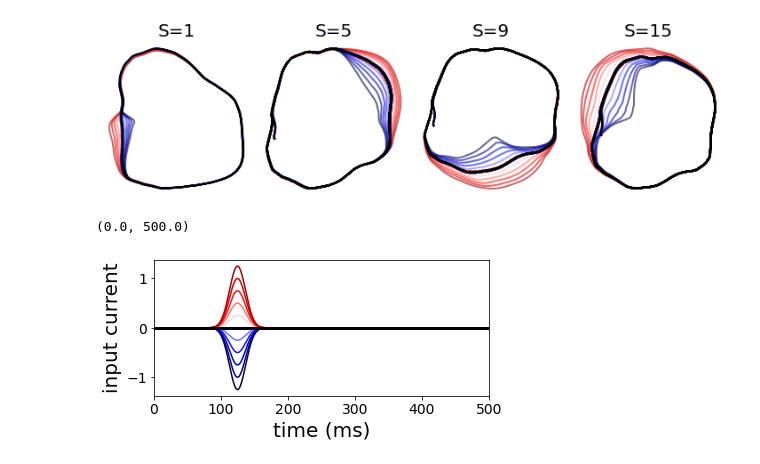
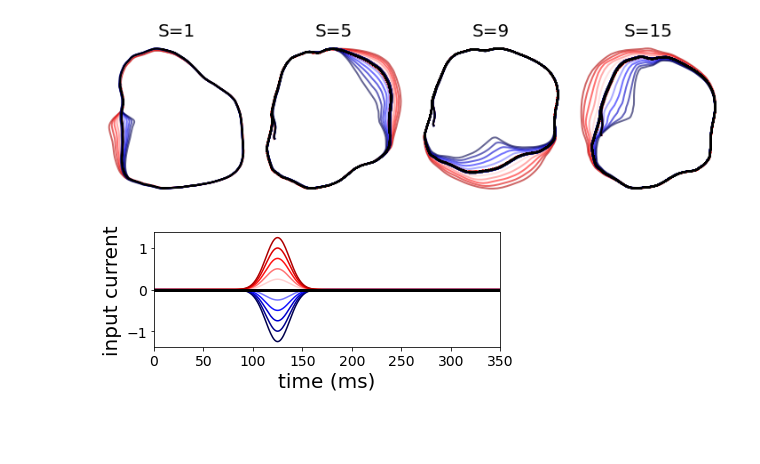
Before and after one commit to andrewlehr/dynamic_control_of_neural_manifolds, a Jupyter notebook: figure_6b,c,d,e,f,g,h,i,l,m.ipynb, the cells around one changed output. Saved outputs shown, nothing was run; the diff lists cells and outputs as text; code cells hidden in the pictures; blank space fills up the shorter version.

```diff
--- a/figure_6b,c,d,e,f,g,h,i,l,m.ipynb
+++ b/figure_6b,c,d,e,f,g,h,i,l,m.ipynb
@@ -823,20 +823,26 @@ plt.show()
 # %%
 colors_seismic = plt.cm.seismic(np.linspace(0,1,n_shapes+1))
 # %%
+fname = 'fig6_EI_inputs'
 fig, ax = plt.subplots(1,1, figsize=(6,2.5))
 
 for i, A in enumerate(shapes):
     I_ext = gaussian(np.arange(T), A, t_shape_input, sd_shape_input)
     plt.plot(I_ext, color=colors_seismic[i])
 
 plt.plot(gaussian(np.arange(T), shapes[5], t_shape_input, sd_shape_input), color='black', linewidth=3)
 
 plt.xlim(250,750)
 plt.xlabel('time (ms)', fontsize=20)
 plt.ylabel('input current', fontsize=20)
 plt.tick_params(axis='both', which='major', labelsize=14)
 
-plt.xlim(0,500)
+plt.xlim(0,350)
+
+fig.tight_layout()
+if save_figs_flag:
+    plt.savefig(fig_dir+fname + '.png', dpi=200, bbox_inches="tight")
+    plt.savefig(fig_dir+fname + '.pdf', bbox_inches="tight")
+plt.show()
 # %% [output]
-(0.0, 500.0)
-[figure, old version]
+[figure, new version]
```
